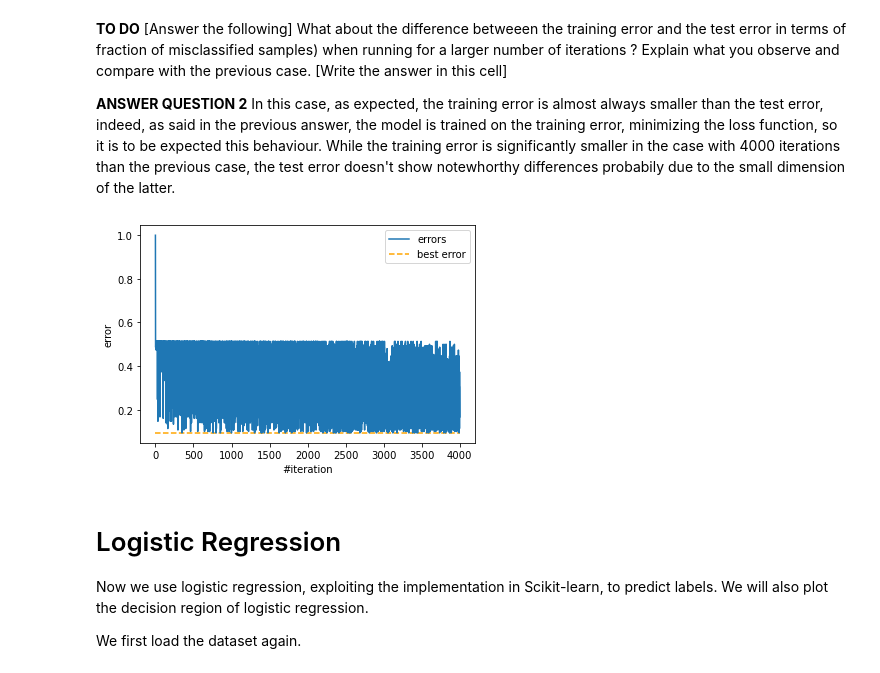
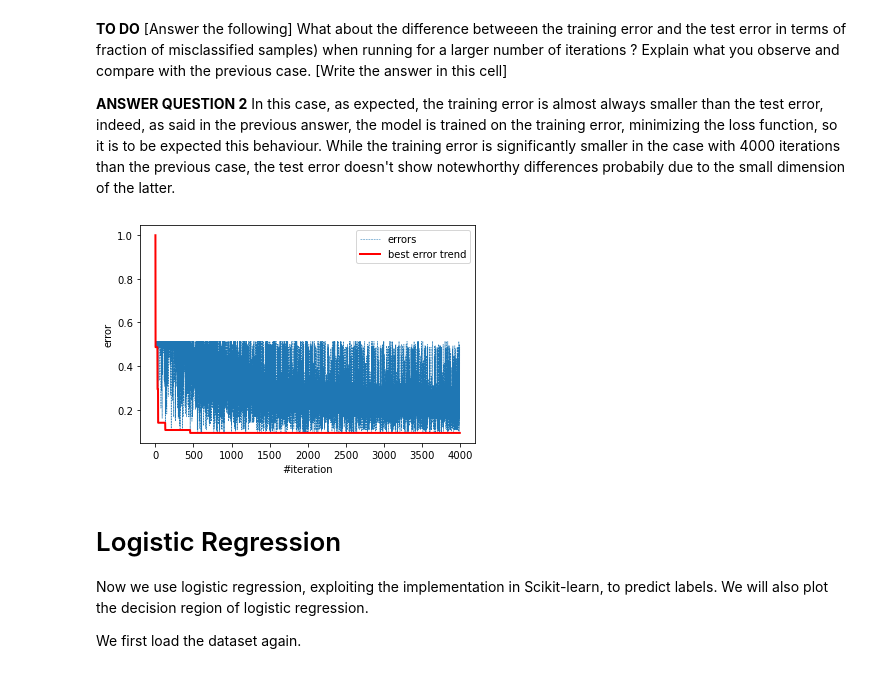
Before and after one commit to aidinattar/MachineLearning_Projects, a Jupyter notebook: Linear_Predictors/lab1/Attar_Aidin_Lab1.ipynb, the cells around one changed output. Cells and saved outputs as stored; diff of their text form; code cells hidden in the pictures.

```diff
--- a/Linear_Predictors/lab1/Attar_Aidin_Lab1.ipynb
+++ b/Linear_Predictors/lab1/Attar_Aidin_Lab1.ipynb
@@ -310,10 +330,10 @@ plt.show()
 # %%
 #now run the perceptron for 4000 iterations here!
 
-w_found, error, errors = perceptron(X_training,Y_training, 4000)
-print(w_found)
-print("Training Error of perpceptron (4000 iterations): " + str(error))
-print("Misclassified points: ", int(error*m_training))
+w_found, error, errors, best_errors = perceptron(X_training,Y_training, 4000)
+print(                                                          w_found          )
+print("Training Error of perpceptron (4000 iterations): " + str(error           ))
+print(                           "Misclassified points: " , int(error*m_training))
 
 # PLACE YOUR CODE
 num_errors = 0
@@ -326,5 +346,5 @@ for i in range(m_test):
 true_loss_estimate = num_errors/m_test  # error rate on the test set
 
 print("Test Error of perpceptron (4000 iterations): " + str(true_loss_estimate))
-print("Misclassified points: ", num_errors)
+print(                       "Misclassified points: " ,             num_errors )
 # %% [output]
@@ -341,14 +361,22 @@ In this case, as expected, the training error is almost always smaller than the
 While the training error is significantly smaller in the case with 4000 iterations than the previous case, the test error doesn't show notewhorthy differences probabily due to the small dimension of the latter.
 # %%
 #plt.scatter(np.arange(len(errors)), errors, label = 'errors', color = 'C0', marker = 'x', s = 1)
-plt.plot(np.arange(len(errors)), errors, label = 'errors', color = 'C0')
+plt.plot(np.arange(len(errors)), errors,
+         label     = 'errors',
+         color     =     'C0',
+         linestyle = 'dashed',
+         linewidth =      0.5)
 plt.xlabel('#iteration')
 plt.ylabel('error')
-plt.hlines(error, 0, len(errors), colors = 'orange', linestyles = 'dashed', label = 'best error')
+plt.plot(np.arange(len(best_errors)), best_errors,
+         label     = 'best error trend',
+         color     =              'red',
+         linestyle =                '-',
+         linewidth =                  2)
 plt.legend()
 plt.show()
 # %% [output]
-[figure, old version]
+[figure, new version]
 # %% [markdown]
 # Logistic Regression
 Now we use logistic regression, exploiting the implementation in Scikit-learn, to predict labels. We will also plot the decision region of logistic regression.
```
Also changed, not shown: parts of 28 cells of this notebook.
